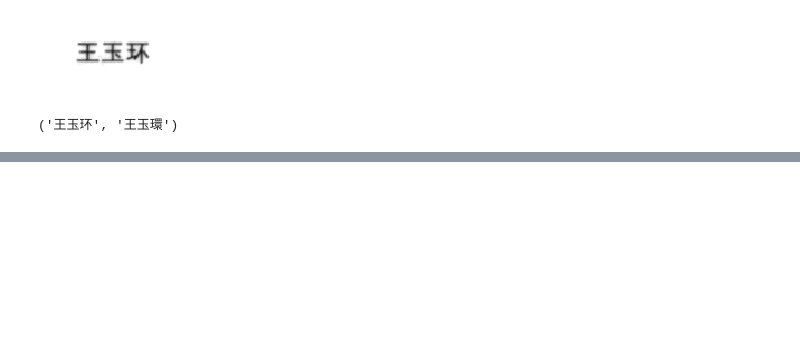
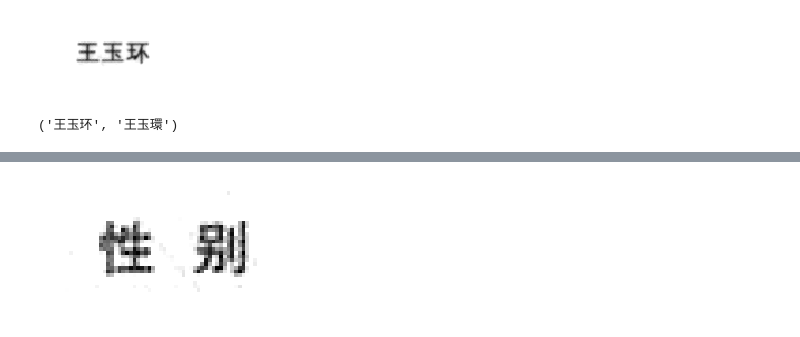
Before and after one commit to sdlm/pytorch_mnist, a Jupyter notebook: final_pipeline.ipynb, the cells around one changed output, grey strips where cells are left out. Drawn from its saved outputs; the diff is of its cells as text; code cells hidden in the pictures; blank space fills up the shorter version.

```diff
--- a/final_pipeline.ipynb
+++ b/final_pipeline.ipynb
@@ -283,0 +312,41 @@ extract_text(gray_name_img_brighter)
+# %%
+def crop_img_part_by_box(img, box):
+    a1, a2 = box.min(axis=0), box.max(axis=0)
+    return img[a1[1]:a2[1], a1[0]:a2[0]]
+
+def extract_text(img):
+    pillow_img = Image.fromarray(img)
+    return pytesseract.image_to_string(pillow_img, lang='chi_sim', config='--psm 1 --oem 1')
+
+def grayscale(img):
+    return iaa.Grayscale(alpha=1.0).augment_image(img)
+
+def prepare_img_part(img):
+    prepare_seq = iaa.Sequential([
+        iaa.Multiply(1.05),
+        iaa.ContrastNormalization(1.05),
+        iaa.Sharpen(alpha=0.04, lightness=1.05)
+    ])
+    return prepare_seq.augment_image(img)
+# %%
+image_data = {}
+image_parts = {}
+prepared_image_parts = {}
+for i, box in enumerate(box_coords):
+    title = labels[i]
+    img_part = crop_img_part_by_box(reversed_croped_card, box)
+    gray_img_part = grayscale(img_part)
+    image_parts[title] = gray_img_part
+    image_data[title] = ''
+    k = 6  # 6
+    while k > 0:
+        k -= 1
+        text = extract_text(gray_img_part)
+        if text:
+            image_data[title] = text
+            image_parts[title] = gray_img_part
+            break
+        else:
+            gray_img_part = prepare_img_part(gray_img_part)
+            prepared_image_parts[title] = gray_img_part
+image_data
@@ -283,0 +371,6 @@ extract_text(gray_name_img_brighter)
+# %%
+fig, axes = plt.subplots(1, 1, figsize=(4, 2 ))
+axes.set_axis_off()
+axes.imshow(prepared_image_parts['sex_label']);
+# %% [output]
+[figure, added]
```
Also changed, not shown: parts of 12 cells of this notebook.
